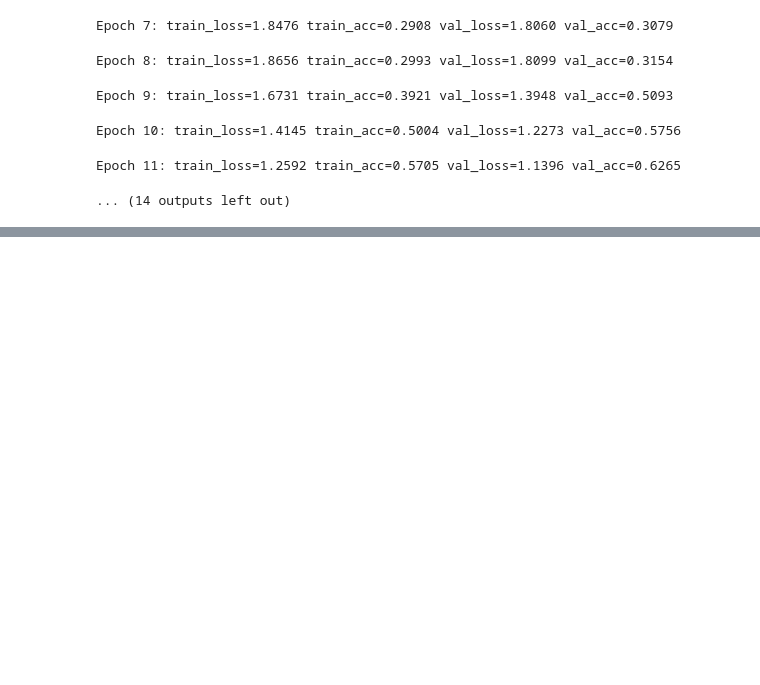
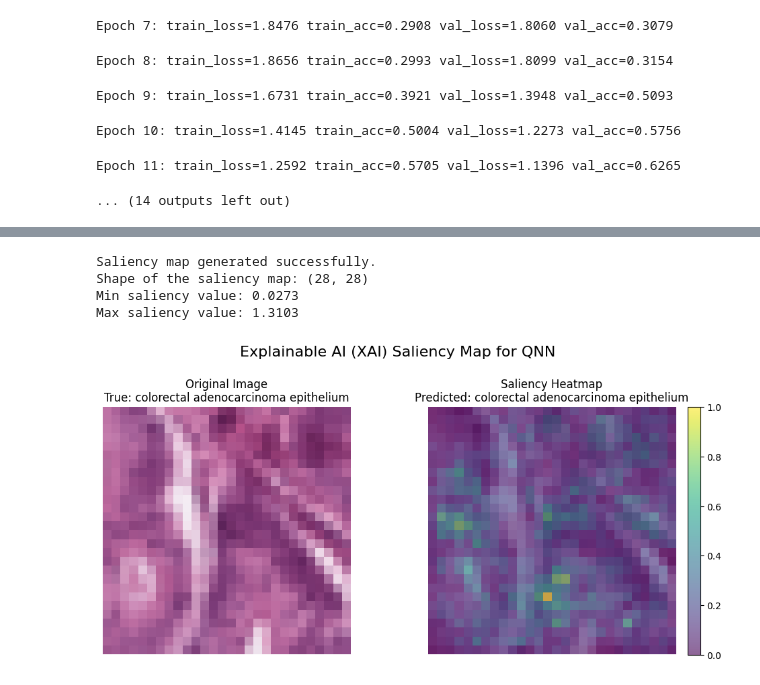
Before and after one commit to tousifo/ml_notebooks, a Jupyter notebook: MedMNIST_QNN.ipynb, the cells around one changed output, grey strips where cells are left out. Cells and saved outputs as stored; diff of their text form; code cells hidden in the pictures; blank space fills up the shorter version.

```diff
--- a/MedMNIST_QNN.ipynb
+++ b/MedMNIST_QNN.ipynb
@@ -272,0 +331,80 @@ Epoch 11: train_loss=1.2592 train_acc=0.5705 val_loss=1.1396 val_acc=0.6265
+# %%
+# Snippet 5: Saliency Map Generation
+
+# --- 1. Enable Gradient Calculation on the Input Image ---
+# We need to clone the image tensor and set requires_grad=True
+image_to_explain = image_to_test.clone().detach().requires_grad_(True)
+
+# --- 2. Perform a Forward Pass ---
+# Get the logits from the model
+logits = model(image_to_explain)
+# The predicted label index is the same as we found in the previous step
+# pred_label_idx = torch.argmax(logits, dim=1).item() # This is 8 in our case
+
+# --- 3. Target the Score for the Predicted Class ---
+# We select the logit score corresponding to the predicted class
+score_for_predicted_class = logits[0, pred_label_idx]
+
+# --- 4. Perform a Backward Pass ---
+# Zero out any previous gradients
+model.zero_grad()
+
+# Calculate the gradients of the target score with respect to the model's inputs
+score_for_predicted_class.backward()
+
+# --- 5. Extract the Saliency Map ---
+# The gradients are now stored in the .grad attribute of our input tensor
+# We take the absolute value of the gradients
+saliency_map_raw = image_to_explain.grad.data.abs()
+
+# To get a single saliency value per pixel, we take the maximum value across the color channels
+saliency_map, _ = torch.max(saliency_map_raw, dim=1) # Squeeze the channel dimension
+saliency_map = saliency_map.squeeze().cpu().numpy()
+
+print("Saliency map generated successfully.")
+print(f"Shape of the saliency map: {saliency_map.shape}")
+print(f"Min saliency value: {saliency_map.min():.4f}")
+print(f"Max saliency value: {saliency_map.max():.4f}")
+# %% [output]
+Saliency map generated successfully.
+Shape of the saliency map: (28, 28)
+Min saliency value: 0.0273
+Max saliency value: 1.3103
+# %%
+# Snippet 6: Visualization
+
+# --- 1. Normalize the Saliency Map for better visualization ---
+# We can apply a light blur to make the heatmap smoother
+from scipy.ndimage import gaussian_filter
+saliency_map_smoothed = gaussian_filter(saliency_map, sigma=0.5)
+
+# Normalize to the range 0-1
+saliency_map_normalized = (saliency_map_smoothed - saliency_map_smoothed.min()) / (saliency_map_smoothed.max() - saliency_map_smoothed.min())
+
+# --- 2. Plot the Original Image and the Saliency Heatmap ---
+
+# Recall the un-normalized image from Snippet 4
+# un_normalized_img = image_to_test.squeeze().cpu().numpy().transpose(1, 2, 0) * 0.5 + 0.5
+# un_normalized_img = np.clip(un_normalized_img, 0, 1)
+
+fig, axes = plt.subplots(1, 2, figsize=(10, 5))
+
+# Plot the original image
+axes[0].imshow(un_normalized_img)
+axes[0].set_title(f"Original Image\nTrue: {class_names[str(true_label_idx)]}")
+axes[0].axis('off')
+
+# Plot the original image with the saliency map overlay
+axes[1].imshow(un_normalized_img)
+im = axes[1].imshow(saliency_map_normalized, cmap='viridis', alpha=0.6) # Overlay with transparency
+axes[1].set_title(f"Saliency Heatmap\nPredicted: {class_names[str(pred_label_idx)]}")
+axes[1].axis('off')
+
+# Add a colorbar to indicate importance
+fig.colorbar(im, ax=axes[1], orientation='vertical', fraction=0.046, pad=0.04)
+
+plt.suptitle("Explainable AI (XAI) Saliency Map for QNN", fontsize=16)
+plt.tight_layout(rect=[0, 0.03, 1, 0.95])
+plt.show()
+# %% [output]
+[figure, added]
```
Also changed, not shown: parts of 3 cells of this notebook.
